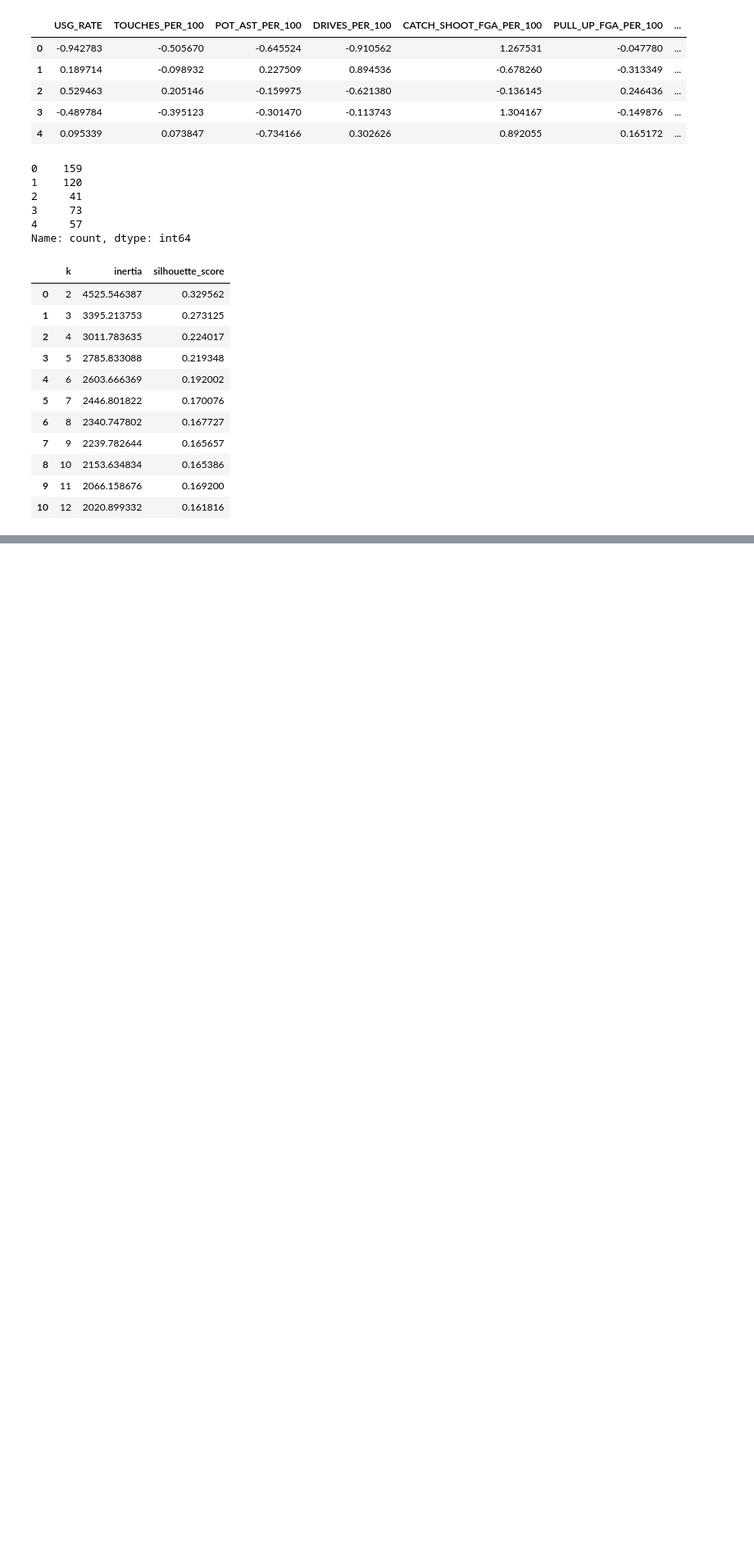
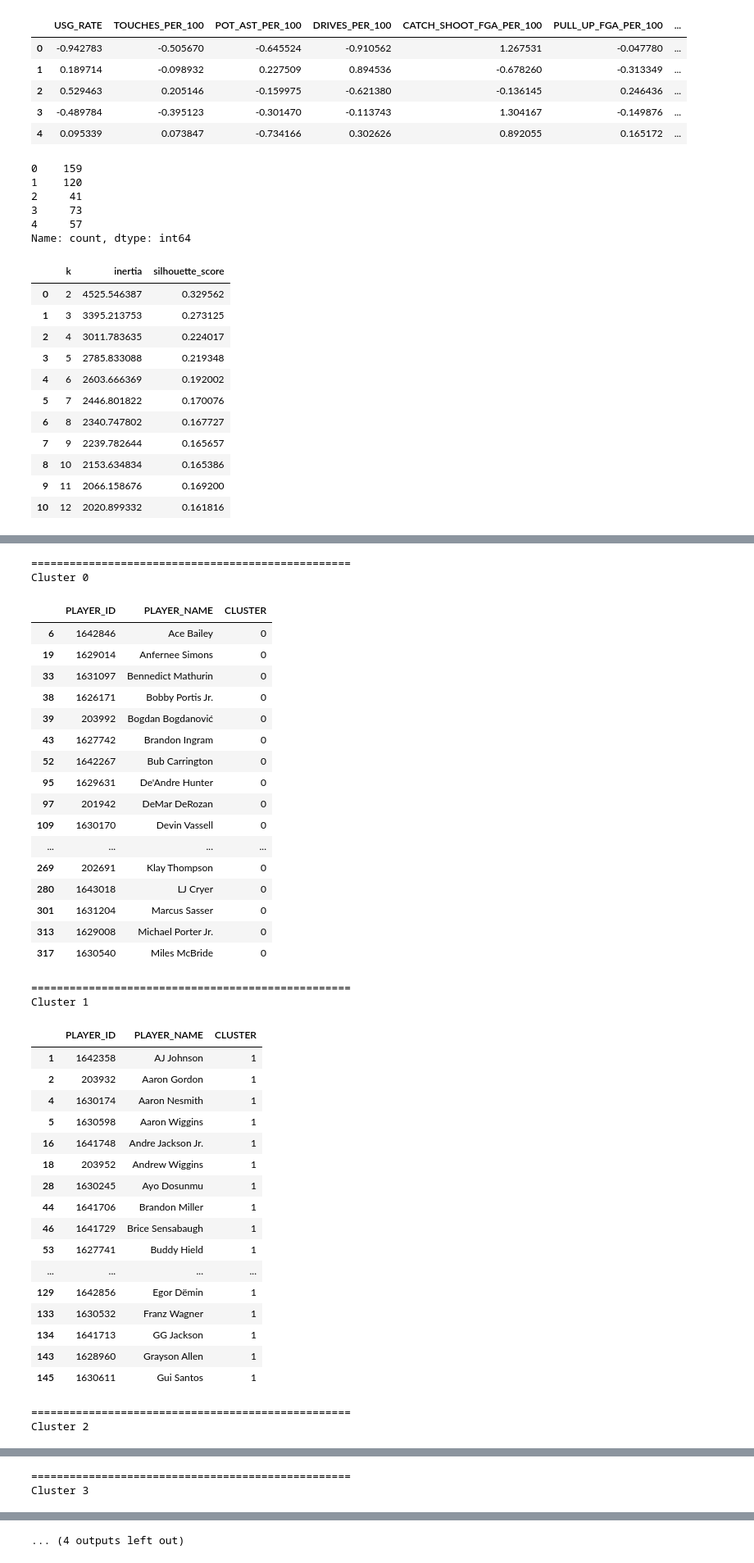
Before and after one commit to alex-abrego/nba-player-archetype-clustering, a Jupyter notebook: notebooks/04_model_selection.ipynb, the cells around one changed output, grey strips where cells are left out. Shown at 82% size. Saved outputs shown, nothing was run; the diff lists cells and outputs as text; code cells hidden in the pictures; blank space fills up the shorter version.

```diff
--- a/notebooks/04_model_selection.ipynb
+++ b/notebooks/04_model_selection.ipynb
@@ -138,0 +157,11 @@ k_results
+# %%
+cluster_sizes = []
+
+for k in k_values:
+    model = KMeans(n_clusters=k, random_state=28, n_init=20)
+    labels = model.fit_predict(X_scaled)
+    cluster_counts = pd.Series(labels).value_counts()
+    cluster_sizes.append({"k": k, "smallest_cluster": cluster_counts.min(), "largest_cluster": cluster_counts.max()})
+
+cluster_sizes = pd.DataFrame(cluster_sizes)
+cluster_sizes
@@ -138,0 +181,56 @@ k_results
+# %%
+player_names = players[["PLAYER_ID", "PLAYER_NAME"]]
+def player_lists(k, players = player_names, X_scaled = X_scaled):
+    model = KMeans(n_clusters=k, random_state=28, n_init=20)
+    labels = model.fit_predict(X_scaled)
+    result = players.copy()
+    result["CLUSTER"] = labels
+    return model, result
+# %%
+model_k8, players_k8 = player_lists(8)
+
+for cluster in sorted(np.unique(players_k8["CLUSTER"])):
+    print("=" * 50)
+    print(f"Cluster {cluster}")
+    display(players_k8[players_k8["CLUSTER"] == cluster].head(25))
+# %% [output]
+==================================================
+Cluster 0
+|  | PLAYER_ID | PLAYER_NAME | CLUSTER |
+| 6 | 1642846 | Ace Bailey | 0 |
+| 19 | 1629014 | Anfernee Simons | 0 |
+| 33 | 1631097 | Bennedict Mathurin | 0 |
+| 38 | 1626171 | Bobby Portis Jr. | 0 |
+| 39 | 203992 | Bogdan Bogdanović | 0 |
+| 43 | 1627742 | Brandon Ingram | 0 |
+| 52 | 1642267 | Bub Carrington | 0 |
+| 95 | 1629631 | De'Andre Hunter | 0 |
+| 97 | 201942 | DeMar DeRozan | 0 |
+| 109 | 1630170 | Devin Vassell | 0 |
+| ... | ... | ... | ... |
+| 269 | 202691 | Klay Thompson | 0 |
+| 280 | 1643018 | LJ Cryer | 0 |
+| 301 | 1631204 | Marcus Sasser | 0 |
+| 313 | 1629008 | Michael Porter Jr. | 0 |
+| 317 | 1630540 | Miles McBride | 0 |
+==================================================
+Cluster 1
+|  | PLAYER_ID | PLAYER_NAME | CLUSTER |
+| 1 | 1642358 | AJ Johnson | 1 |
+| 2 | 203932 | Aaron Gordon | 1 |
+| 4 | 1630174 | Aaron Nesmith | 1 |
+| 5 | 1630598 | Aaron Wiggins | 1 |
+| 16 | 1641748 | Andre Jackson Jr. | 1 |
+| 18 | 203952 | Andrew Wiggins | 1 |
+| 28 | 1630245 | Ayo Dosunmu | 1 |
+| 44 | 1641706 | Brandon Miller | 1 |
+| 46 | 1641729 | Brice Sensabaugh | 1 |
+| 53 | 1627741 | Buddy Hield | 1 |
+| ... | ... | ... | ... |
+| 129 | 1642856 | Egor Dëmin | 1 |
+| 133 | 1630532 | Franz Wagner | 1 |
+| 134 | 1641713 | GG Jackson | 1 |
+| 143 | 1628960 | Grayson Allen | 1 |
+| 145 | 1630611 | Gui Santos | 1 |
+==================================================
+Cluster 2
@@ -138,0 +254,2 @@ k_results
+==================================================
+Cluster 3
@@ -138,0 +311 @@ k_results
+... (4 outputs left out)
```
Also changed, not shown: parts of 4 cells of this notebook.
